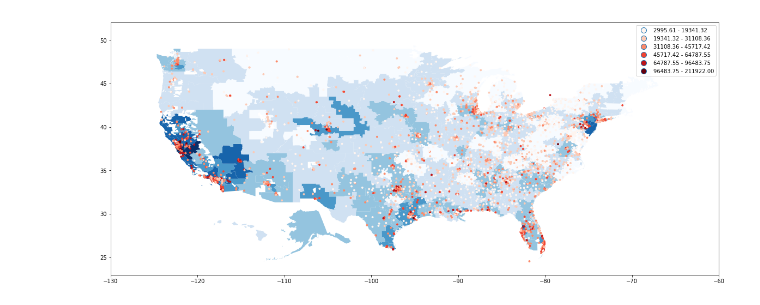
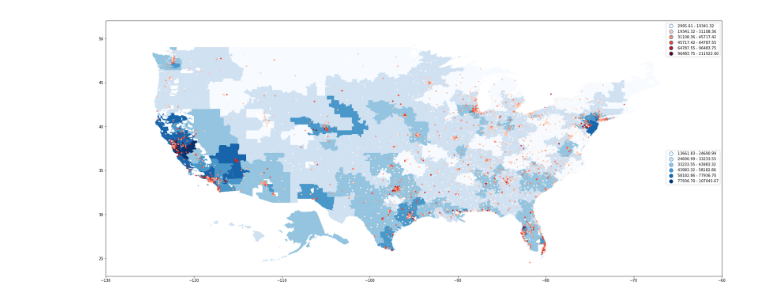
Before and after one commit to FrankLi-Codon/GIS-Data-Visualization, a Jupyter notebook: Visualization and Clustering .ipynb, the cells around one changed output. Saved outputs shown, nothing was run; the diff lists cells and outputs as text; code cells hidden in the pictures.

```diff
--- a/Visualization and Clustering .ipynb
+++ b/Visualization and Clustering .ipynb
@@ -58,6 +78,0 @@ ax1.tick_params(labelsize=10)
-# %%
-ax2 = provider_gdf_agg.plot(column='Average Covered Charges', scheme='fisher_jenks', cmap= plt.cm.Reds, legend=True, k =6)
-ax2.set_xlim([-130, -60])
-ax2.set_ylim([23, 52])
-plt.rcParams["figure.figsize"] = [20,15]
-ax2.tick_params(labelsize=10)
@@ -66,11 +79,16 @@ ax2.tick_params(labelsize=10)
 # %%
-base = hrr_gdf.plot(column='Average Covered Charges', scheme='fisher_jenks', cmap= plt.cm.Blues, legend=True, k =6)
+base = hrr_gdf.plot(column='Average Covered Charges', scheme='fisher_jenks', \
+                    cmap= plt.cm.Blues, legend=True, k =6, \
+                   label = 'HRR Average Covered Charges')
 leg = base.get_legend()
-leg.set_bbox_to_anchor((0., 0., 0.2, 0.2))
-ax3 = provider_gdf_agg.plot(ax = base, column='Average Covered Charges', scheme='fisher_jenks', cmap= plt.cm.Reds, markersize = 8, \
-                        legend=True, k =6)
+ax3 = provider_gdf_agg.plot(ax = base, column='Average Covered Charges', \
+                            scheme='fisher_jenks', cmap= plt.cm.Reds, \
+                            markersize = 8, legend=True, k =6)
+ax3.add_artist(leg)
+#leg.set_bbox_to_anchor((0., 0., 0.2, 0.2))
+leg.set_bbox_to_anchor((1, 0.5))
 ax3.set_xlim([-130, -60])
 ax3.set_ylim([23, 52])
 plt.rcParams["figure.figsize"] = [30,25]
 # %% [output]
-[figure, old version]
+[figure, new version]
```
Also changed, not shown: parts of 6 cells of this notebook, 1 other file.
